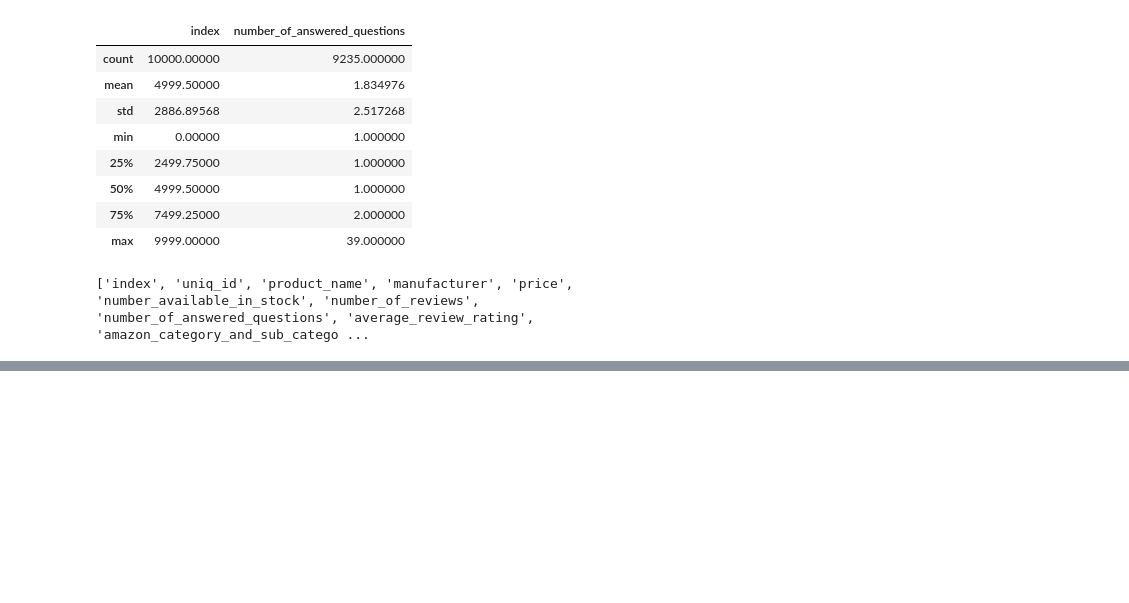
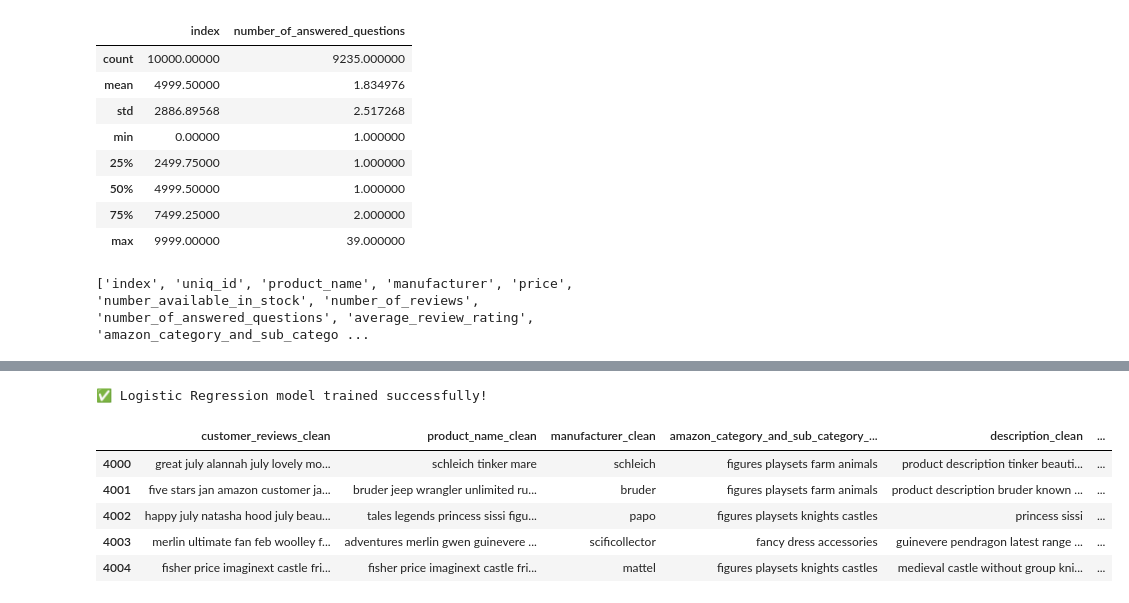
Before and after one commit to asanskruti/return_risk, a Jupyter notebook: notebooks/test1.ipynb, the cells around one changed output, grey strips where cells are left out. Saved outputs shown, nothing was run; the diff lists cells and outputs as text; code cells hidden in the pictures; blank space fills up the shorter version.

```diff
--- a/notebooks/test1.ipynb
+++ b/notebooks/test1.ipynb
@@ -525,0 +388,31 @@ Logistic Regression is a good starting point, but other models might capture dif
+# %%
+from sklearn.linear_model import LogisticRegression
+
+# Initialize the Logistic Regression model
+model = LogisticRegression()
+
+# Train the model using the training data
+model.fit(X_train, y_train)
+
+print("✅ Logistic Regression model trained successfully!")
+# %% [output]
+✅ Logistic Regression model trained successfully!
+# %%
+# Apply text cleaning to customer reviews in test_data
+test_data['customer_reviews_clean'] = test_data['customer_reviews'].astype(str).apply(clean_review_custom)
+
+# Apply text cleaning to other relevant text columns in test_data
+text_cols_to_clean = ['product_name', 'manufacturer', 'amazon_category_and_sub_category', 'description', 'product_information', 'product_description']
+
+for col in text_cols_to_clean:
+    if col in test_data.columns:
+        test_data[col + '_clean'] = test_data[col].astype(str).apply(clean_review_custom)
+
+display(test_data[['customer_reviews_clean'] + [col + '_clean' for col in text_cols_to_clean if col + '_clean' in test_data.columns]].head())
+# %% [output]
+|  | customer_reviews_clean | product_name_clean | manufacturer_clean | amazon_category_and_sub_category_... | description_clean | ... |
+| 4000 | great july alannah july lovely mo... | schleich tinker mare | schleich | figures playsets farm animals | product description tinker beauti... | ... |
+| 4001 | five stars jan amazon customer ja... | bruder jeep wrangler unlimited ru... | bruder | figures playsets farm animals | product description bruder known ... | ... |
+| 4002 | happy july natasha hood july beau... | tales legends princess sissi figu... | papo | figures playsets knights castles | princess sissi | ... |
+| 4003 | merlin ultimate fan feb woolley f... | adventures merlin gwen guinevere ... | scificollector | fancy dress accessories | guinevere pendragon latest range ... | ... |
+| 4004 | fisher price imaginext castle fri... | fisher price imaginext castle fri... | mattel | figures playsets knights castles | medieval castle without group kni... | ... |
```
Also changed, not shown: parts of 51 cells of this notebook.
